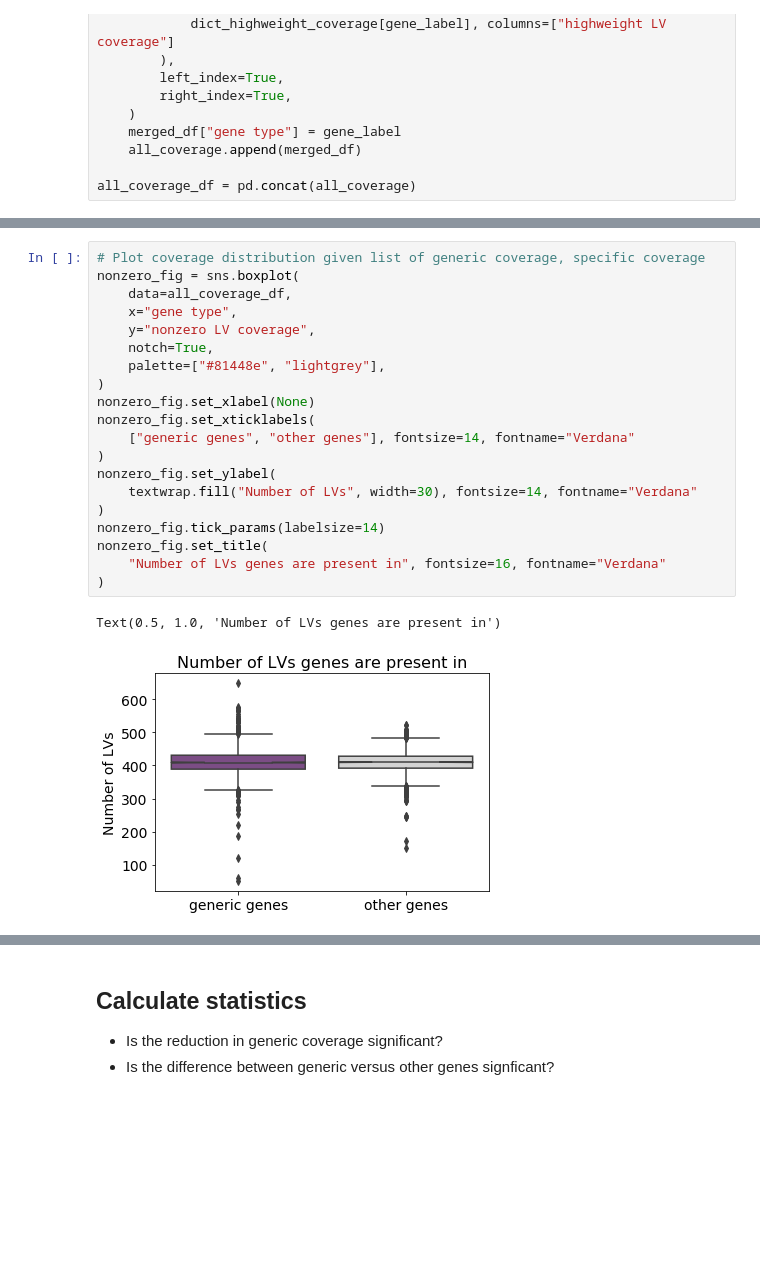
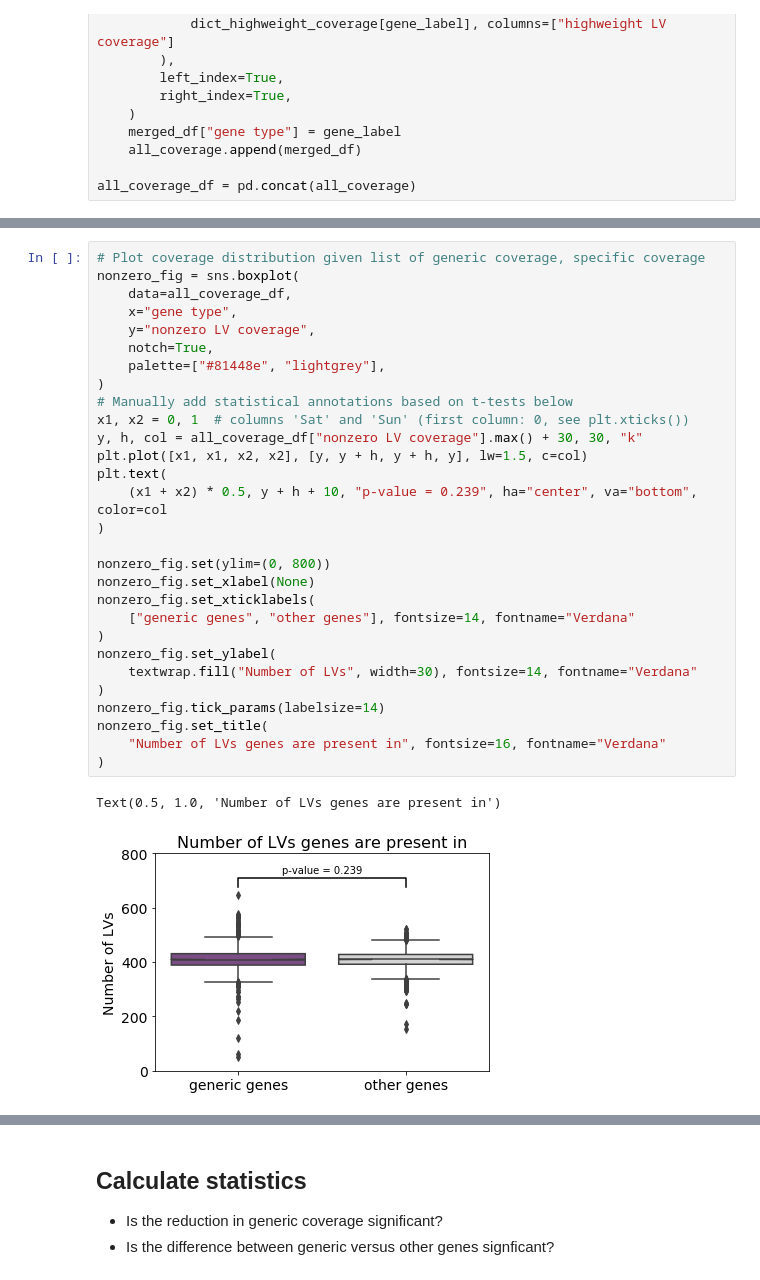
Before and after one commit to greenelab/generic-expression-patterns, a Jupyter notebook: LV_analysis/1_get_multiplier_LV_coverage.ipynb, the cells around one changed output, grey strips where cells are left out. Saved outputs shown, nothing was run; the diff lists cells and outputs as text; blank space fills up the shorter version.

```diff
--- a/LV_analysis/1_get_multiplier_LV_coverage.ipynb
+++ b/LV_analysis/1_get_multiplier_LV_coverage.ipynb
@@ -203,26 +203,35 @@ all_coverage_df.head()
 # %%
 # Plot coverage distribution given list of generic coverage, specific coverage
 nonzero_fig = sns.boxplot(
     data=all_coverage_df,
     x="gene type",
     y="nonzero LV coverage",
     notch=True,
     palette=["#81448e", "lightgrey"],
 )
+# Manually add statistical annotations based on t-tests below
+x1, x2 = 0, 1  # columns 'Sat' and 'Sun' (first column: 0, see plt.xticks())
+y, h, col = all_coverage_df["nonzero LV coverage"].max() + 30, 30, "k"
+plt.plot([x1, x1, x2, x2], [y, y + h, y + h, y], lw=1.5, c=col)
+plt.text(
+    (x1 + x2) * 0.5, y + h + 10, "p-value = 0.239", ha="center", va="bottom", color=col
+)
+
+nonzero_fig.set(ylim=(0, 800))
 nonzero_fig.set_xlabel(None)
 nonzero_fig.set_xticklabels(
     ["generic genes", "other genes"], fontsize=14, fontname="Verdana"
 )
 nonzero_fig.set_ylabel(
     textwrap.fill("Number of LVs", width=30), fontsize=14, fontname="Verdana"
 )
 nonzero_fig.tick_params(labelsize=14)
 nonzero_fig.set_title(
     "Number of LVs genes are present in", fontsize=16, fontname="Verdana"
 )
 # %% [output]
 Text(0.5, 1.0, 'Number of LVs genes are present in')
-[figure, old version]
+[figure, new version]
 # %%
 # Plot coverage distribution given list of generic coverage, specific coverage
 highweight_fig = sns.boxplot(
```
Also changed, not shown: parts of 2 cells of this notebook, 10 other files.
